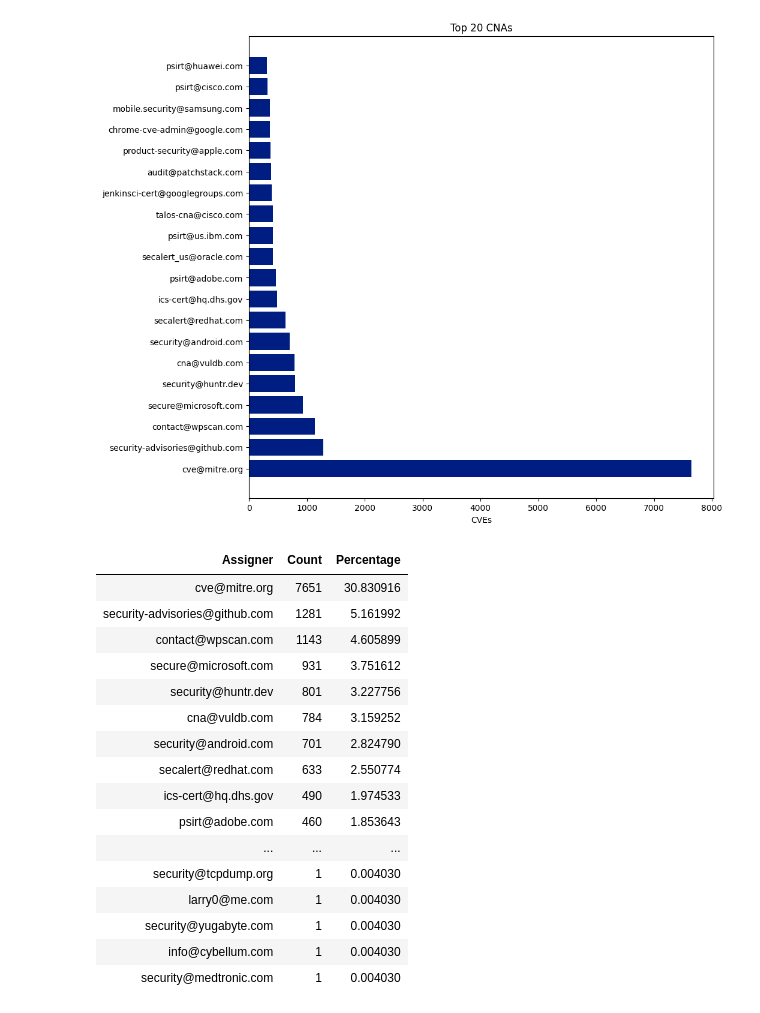
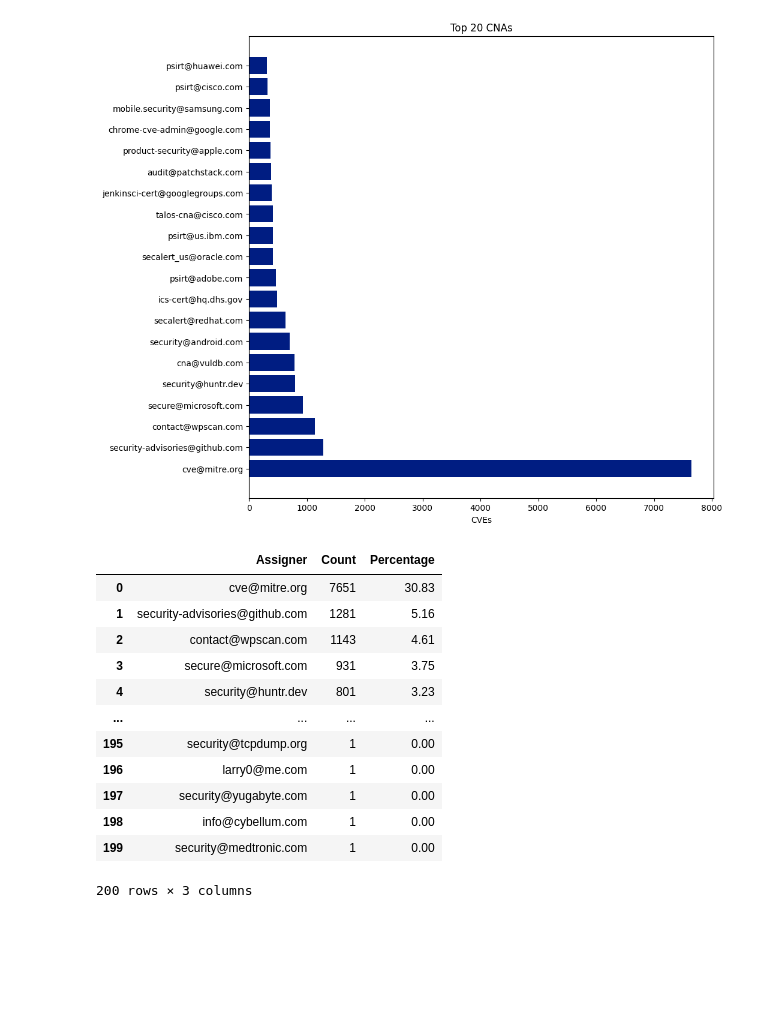
Before and after one commit to jgamblin/CVEReview, a Jupyter notebook: 2022_CNA.ipynb, the cells around one changed output. Drawn from its saved outputs; the diff is of its cells as text; code cells hidden in the pictures; blank space fills up the shorter version.

```diff
--- a/2022_CNA.ipynb
+++ b/2022_CNA.ipynb
@@ -167,22 +168,18 @@ plt.title("Top 20 CNAs");
 # %% [output]
 [figure]
 # %%
-nvd_frequency.style.hide_index()
+nvd_frequency.round(2)
 # %% [output]
-| Assigner | Count | Percentage |
-| cve@mitre.org | 7651 | 30.830916 |
-| security-advisories@github.com | 1281 | 5.161992 |
-| contact@wpscan.com | 1143 | 4.605899 |
-| secure@microsoft.com | 931 | 3.751612 |
-| security@huntr.dev | 801 | 3.227756 |
-| cna@vuldb.com | 784 | 3.159252 |
-| security@android.com | 701 | 2.824790 |
-| secalert@redhat.com | 633 | 2.550774 |
-| ics-cert@hq.dhs.gov | 490 | 1.974533 |
-| psirt@adobe.com | 460 | 1.853643 |
-| ... | ... | ... |
-| security@tcpdump.org | 1 | 0.004030 |
-| larry0@me.com | 1 | 0.004030 |
-| security@yugabyte.com | 1 | 0.004030 |
-| info@cybellum.com | 1 | 0.004030 |
-| security@medtronic.com | 1 | 0.004030 |
+|  | Assigner | Count | Percentage |
+| 0 | cve@mitre.org | 7651 | 30.83 |
+| 1 | security-advisories@github.com | 1281 | 5.16 |
+| 2 | contact@wpscan.com | 1143 | 4.61 |
+| 3 | secure@microsoft.com | 931 | 3.75 |
+| 4 | security@huntr.dev | 801 | 3.23 |
+| ... | ... | ... | ... |
+| 195 | security@tcpdump.org | 1 | 0.00 |
+| 196 | larry0@me.com | 1 | 0.00 |
+| 197 | security@yugabyte.com | 1 | 0.00 |
+| 198 | info@cybellum.com | 1 | 0.00 |
+| 199 | security@medtronic.com | 1 | 0.00 |
+200 rows × 3 columns
```
Also changed, not shown: parts of 6 cells of this notebook, 3 other files.
